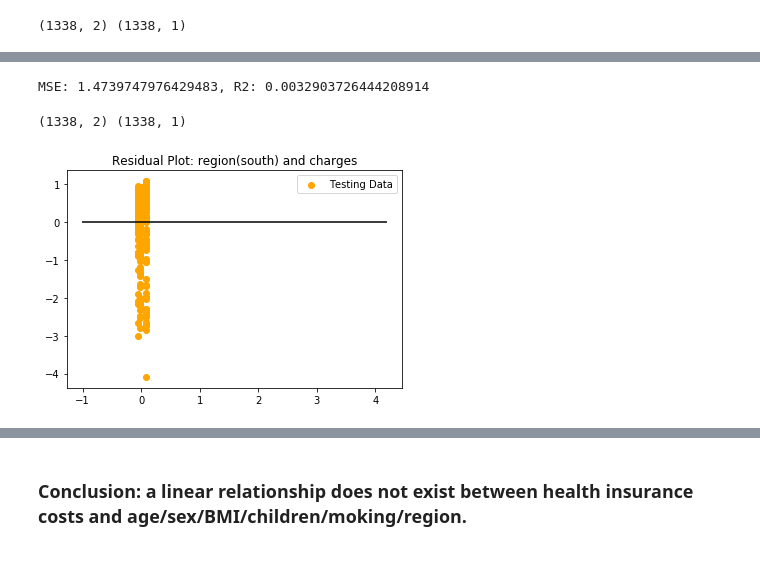
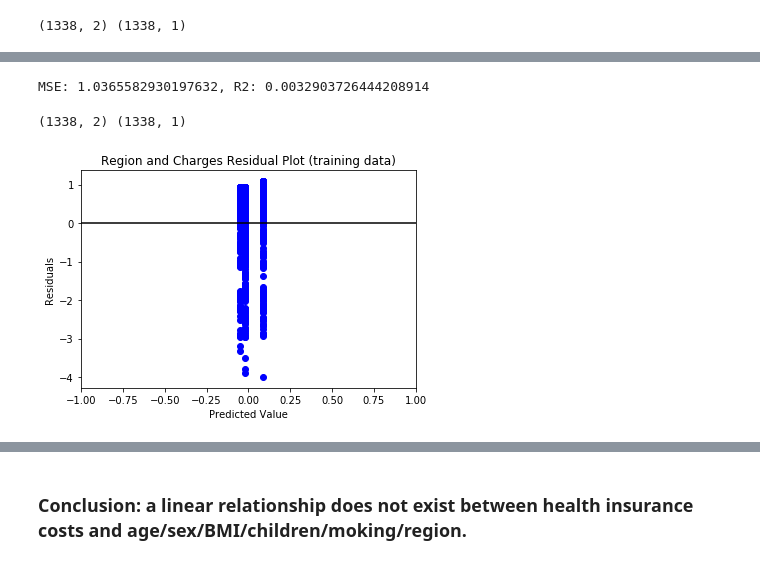
Before and after one commit to jasonzelaya/Health-Insurance-Cost-Forecast, a Jupyter notebook: Insurance_Forecast.ipynb, the cells around one changed output, grey strips where cells are left out. Drawn from its saved outputs; the diff is of its cells as text; code cells hidden in the pictures.

```diff
--- a/Insurance_Forecast.ipynb
+++ b/Insurance_Forecast.ipynb
@@ -340,0 +385,10 @@ plt.show()
+# %%
+predictions = model.predict(X_test_scaled)
+model.fit(X_train_scaled, y_train_scaled)
+plt.scatter(model.predict(X_test_scaled), model.predict(X_test_scaled) - y_test_scaled, c="orange")
+plt.xlim(-1, 1)
+plt.hlines(y=0, xmin=y_test_scaled.min(), xmax=y_test_scaled.max())
+plt.title("Sex and Charges Residual Plot (testing data)")
+plt.xlabel("Predicted Value")
+plt.ylabel("Residuals")
+plt.show()
@@ -387,0 +446,10 @@ plt.show()
+# %%
+predictions = model.predict(X_test_scaled)
+model.fit(X_train_scaled, y_train_scaled)
+plt.scatter(model.predict(X_test_scaled), model.predict(X_test_scaled) - y_test_scaled, c="orange")
+plt.xlim(-1, 1)
+plt.hlines(y=0, xmin=y_test_scaled.min(), xmax=y_test_scaled.max())
+plt.title("Smoking and Charges Residual Plot (testing data)")
+plt.xlabel("Predicted Value")
+plt.ylabel("Residuals")
+plt.show()
@@ -434,0 +507,10 @@ plt.show()
+# %%
+predictions = model.predict(X_test_scaled)
+model.fit(X_train_scaled, y_train_scaled)
+plt.scatter(model.predict(X_test_scaled), model.predict(X_test_scaled) - y_test_scaled, c="orange")
+plt.xlim(-1, 1)
+plt.hlines(y=0, xmin=y_test_scaled.min(), xmax=y_test_scaled.max())
+plt.title("Region and Charges Residual Plot (testing data)")
+plt.xlabel("Predicted Value")
+plt.ylabel("Residuals")
+plt.show()
@@ -441,7 +525,7 @@ r2 = model.score(X_test_scaled, y_test_scaled)
 
 print(f"MSE: {MSE}, R2: {r2}")
 # %% [output]
-MSE: 1.4739747976429483, R2: 0.0032903726444208914
+MSE: 1.0365582930197632, R2: 0.0032903726444208914
 # %%
 # Assign the data to X and y
 X = insurance[['region_southeast', 'region_southwest']]
@@ -467,13 +551,15 @@ y_test_scaled = y_scaler.transform(y_test)
 # %%
 # Make predictions using the X_test_scaled data
 # Plot y_test_scaled vs y_test_scaled
 # Scatter plot y_test_scaled vs predictions
 predictions = model.predict(X_test_scaled)
 model.fit(X_train_scaled, y_train_scaled)
-plt.scatter(model.predict(X_test_scaled), model.predict(X_test_scaled) - y_test_scaled, c="orange", label="Testing Data")
-plt.legend()
+plt.scatter(model.predict(X_train_scaled), model.predict(X_train_scaled) - y_train_scaled, c="blue")
+plt.xlim(-1, 1)
 plt.hlines(y=0, xmin=y_test_scaled.min(), xmax=y_test_scaled.max())
-plt.title("Residual Plot: region(south) and charges")
+plt.title("Region and Charges Residual Plot (training data)")
+plt.xlabel("Predicted Value")
+plt.ylabel("Residuals")
 plt.show()
 # %% [output]
-[figure, old version]
+[figure, new version]
```
Also changed, not shown: parts of 15 cells of this notebook.
